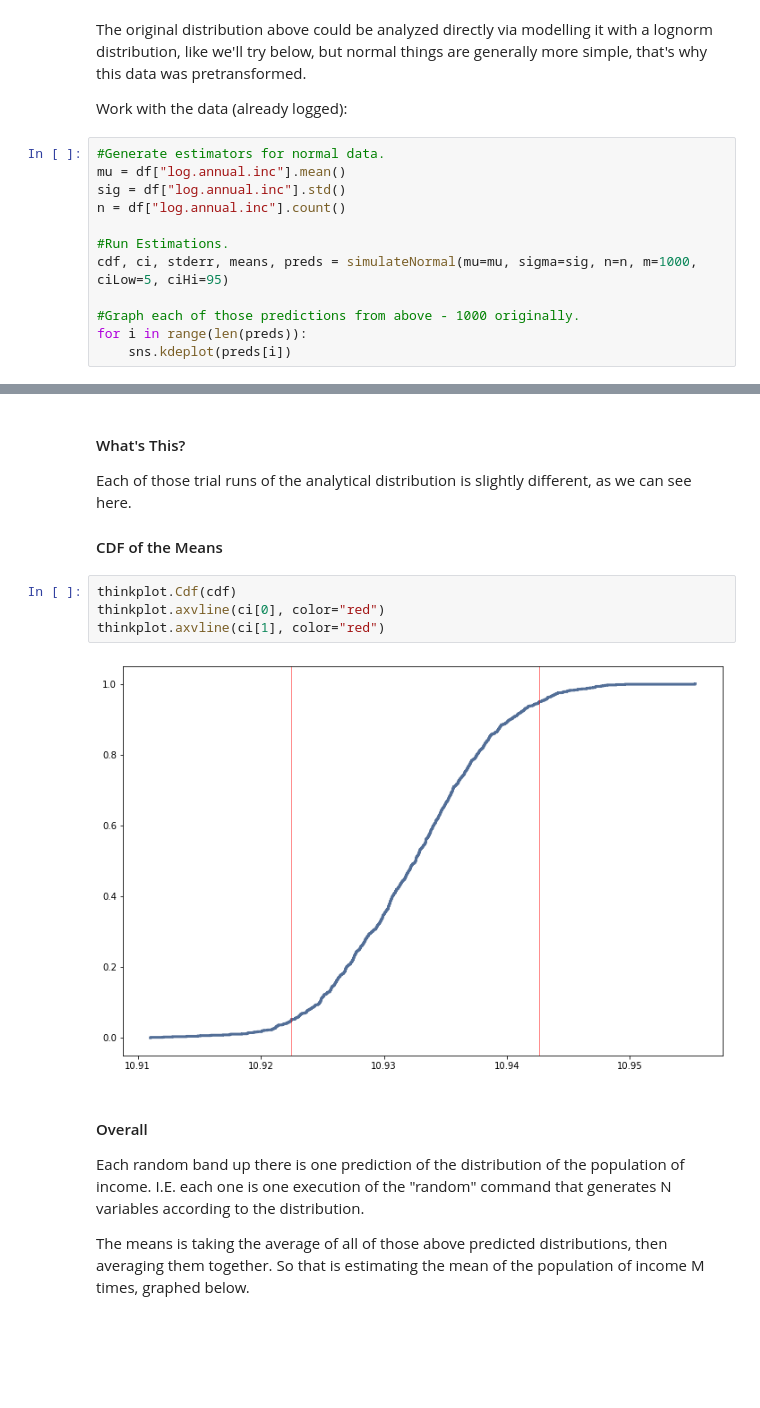
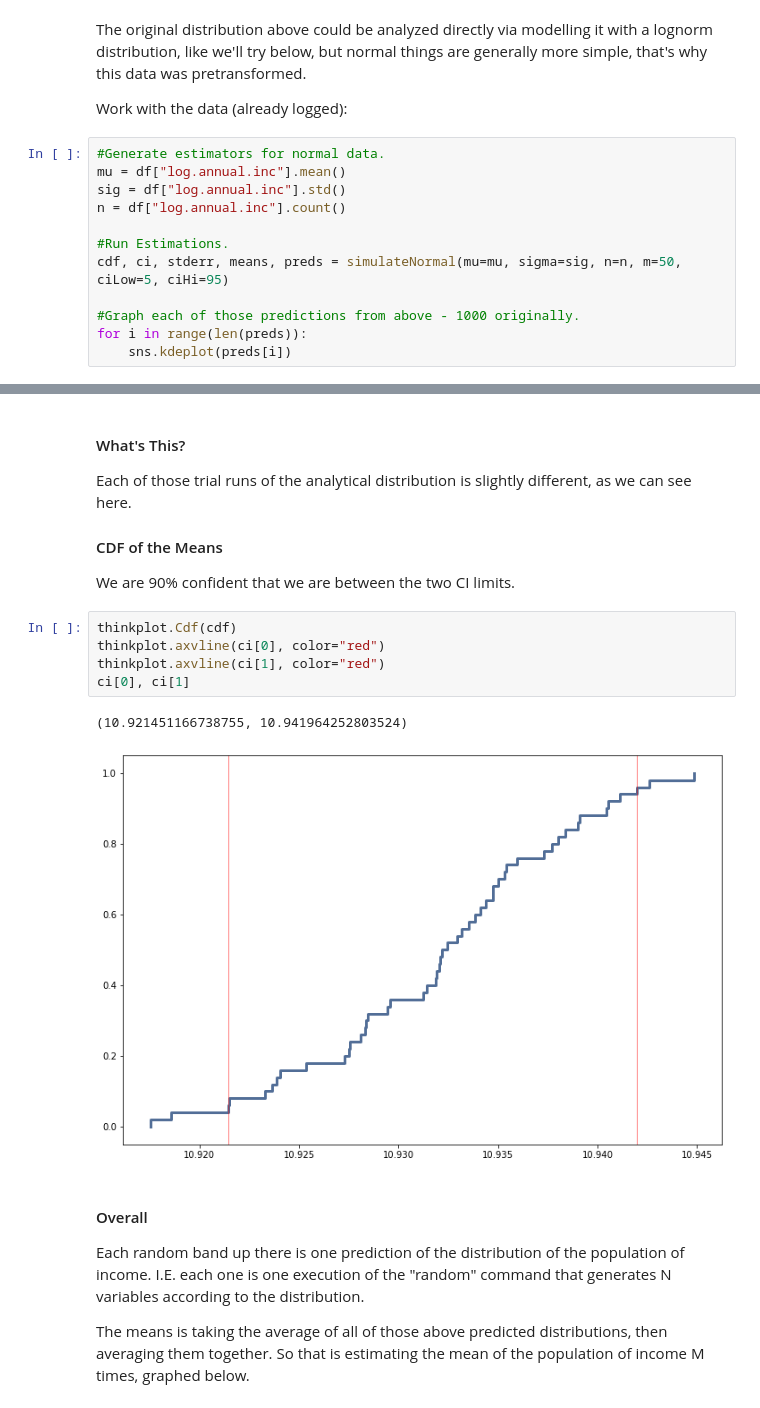
Before and after one commit to zareeiant/Basic_Stats_in_Python_Student_Workbooks, a Jupyter notebook: 017_Estimation_Applications_sol.ipynb, the cells around one changed output, grey strips where cells are left out. Drawn from its saved outputs; the diff is of its cells as text; blank space fills up the shorter version.

```diff
--- a/017_Estimation_Applications_sol.ipynb
+++ b/017_Estimation_Applications_sol.ipynb
@@ -105,7 +107,7 @@ sig = df["log.annual.inc"].std()
 n = df["log.annual.inc"].count()
 
 #Run Estimations.
-cdf, ci, stderr, means, preds = simulateNormal(mu=mu, sigma=sig, n=n, m=1000, ciLow=5, ciHi=95)
+cdf, ci, stderr, means, preds = simulateNormal(mu=mu, sigma=sig, n=n, m=50, ciLow=5, ciHi=95)
 
 #Graph each of those predictions from above - 1000 originally.
 for i in range(len(preds)):
@@ -118,12 +120,16 @@ for i in range(len(preds)):
 Each of those trial runs of the analytical distribution is slightly different, as we can see here.
 
 #### CDF of the Means
+
+We are 90% confident that we are between the two CI limits.
 # %%
 thinkplot.Cdf(cdf)
 thinkplot.axvline(ci[0], color="red")
 thinkplot.axvline(ci[1], color="red")
+ci[0], ci[1]
 # %% [output]
+(10.921451166738755, 10.941964252803524)
-[figure, old version]
+[figure, new version]
 # %% [markdown]
 #### Overall
 
```
Also changed, not shown: parts of 31 cells of this notebook, 1 other file.
